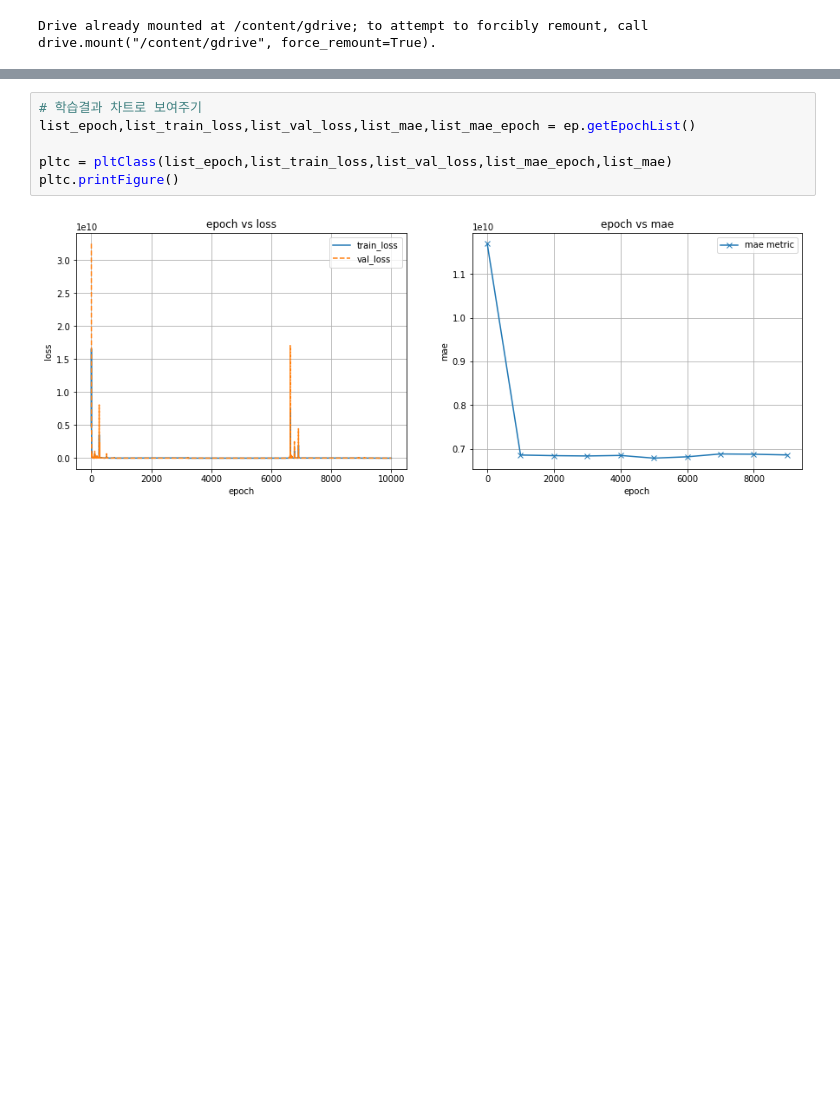
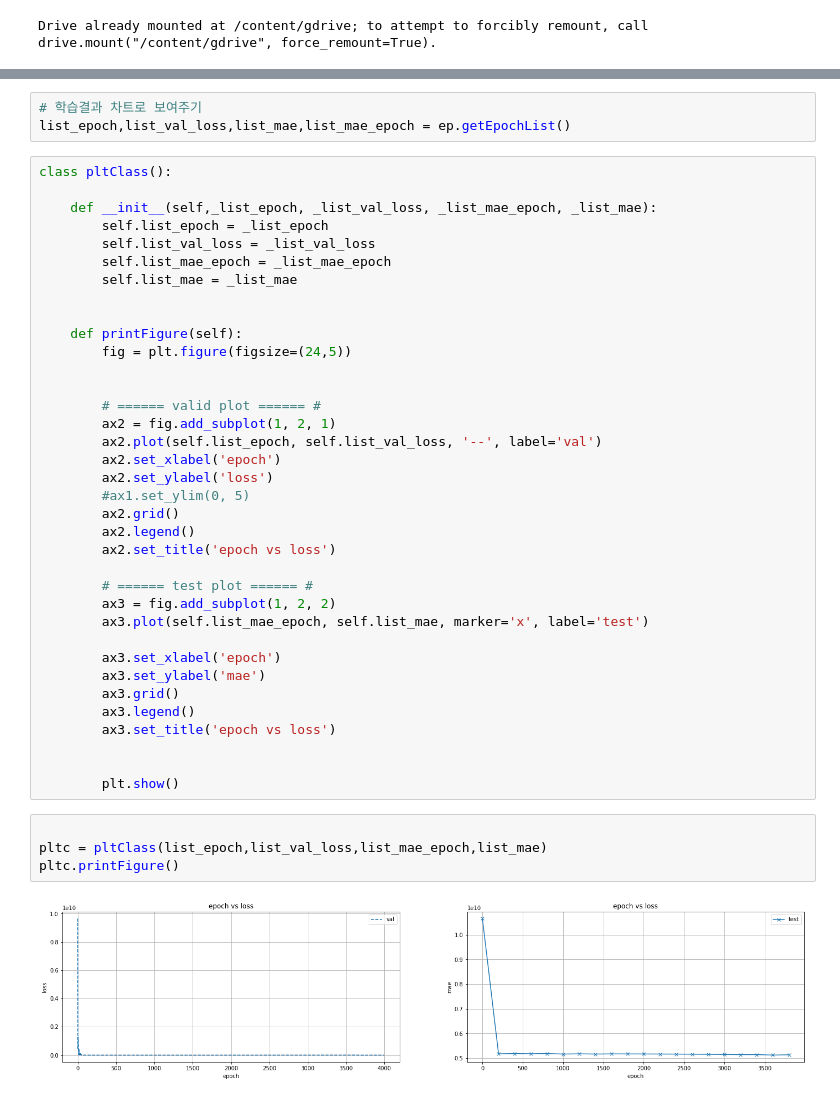
Before and after one commit to cjssla1/projectJucker, a Jupyter notebook: Code/김경중/regPractice.ipynb, the cells around one changed output, grey strips where cells are left out. Saved outputs shown, nothing was run; the diff lists cells and outputs as text; blank space fills up the shorter version.

```diff
--- a/Code/김경중/regPractice.ipynb
+++ b/Code/김경중/regPractice.ipynb
@@ -267,11 +228,48 @@ ep.startEpoch(10000,1000,train_X,train_y,val_X,val_y,test_X,test_y)
 # %%
 # 학습결과 차트로 보여주기
-list_epoch,list_train_loss,list_val_loss,list_mae,list_mae_epoch = ep.getEpochList()
-
-pltc = pltClass(list_epoch,list_train_loss,list_val_loss,list_mae_epoch,list_mae)
-pltc.printFigure()
+list_epoch,list_val_loss,list_mae,list_mae_epoch = ep.getEpochList()
-# %% [output]
-[figure, removed]
+# %%
+class pltClass():
+
+    def __init__(self,_list_epoch, _list_val_loss, _list_mae_epoch, _list_mae):
+        self.list_epoch = _list_epoch
+        self.list_val_loss = _list_val_loss
+        self.list_mae_epoch = _list_mae_epoch
+        self.list_mae = _list_mae
+
+
+    def printFigure(self):
+        fig = plt.figure(figsize=(24,5))
+
+
+        # ====== valid plot ====== #
+        ax2 = fig.add_subplot(1, 2, 1)
+        ax2.plot(self.list_epoch, self.list_val_loss, '--', label='val')
+        ax2.set_xlabel('epoch')
+        ax2.set_ylabel('loss')
+        #ax1.set_ylim(0, 5)
+        ax2.grid()
+        ax2.legend()
+        ax2.set_title('epoch vs loss')
+
+        # ====== test plot ====== #
+        ax3 = fig.add_subplot(1, 2, 2)
+        ax3.plot(self.list_mae_epoch, self.list_mae, marker='x', label='test')
+
+        ax3.set_xlabel('epoch')
+        ax3.set_ylabel('mae')
+        ax3.grid()
+        ax3.legend()
+        ax3.set_title('epoch vs loss')
+
+
+        plt.show()
+# %%
+
+pltc = pltClass(list_epoch,list_val_loss,list_mae_epoch,list_mae)
+pltc.printFigure()
+# %% [output]
+[figure, added]
 # %%
 model.to('cpu')
 model.eval()
```
Also changed, not shown: parts of 11 cells of this notebook.
